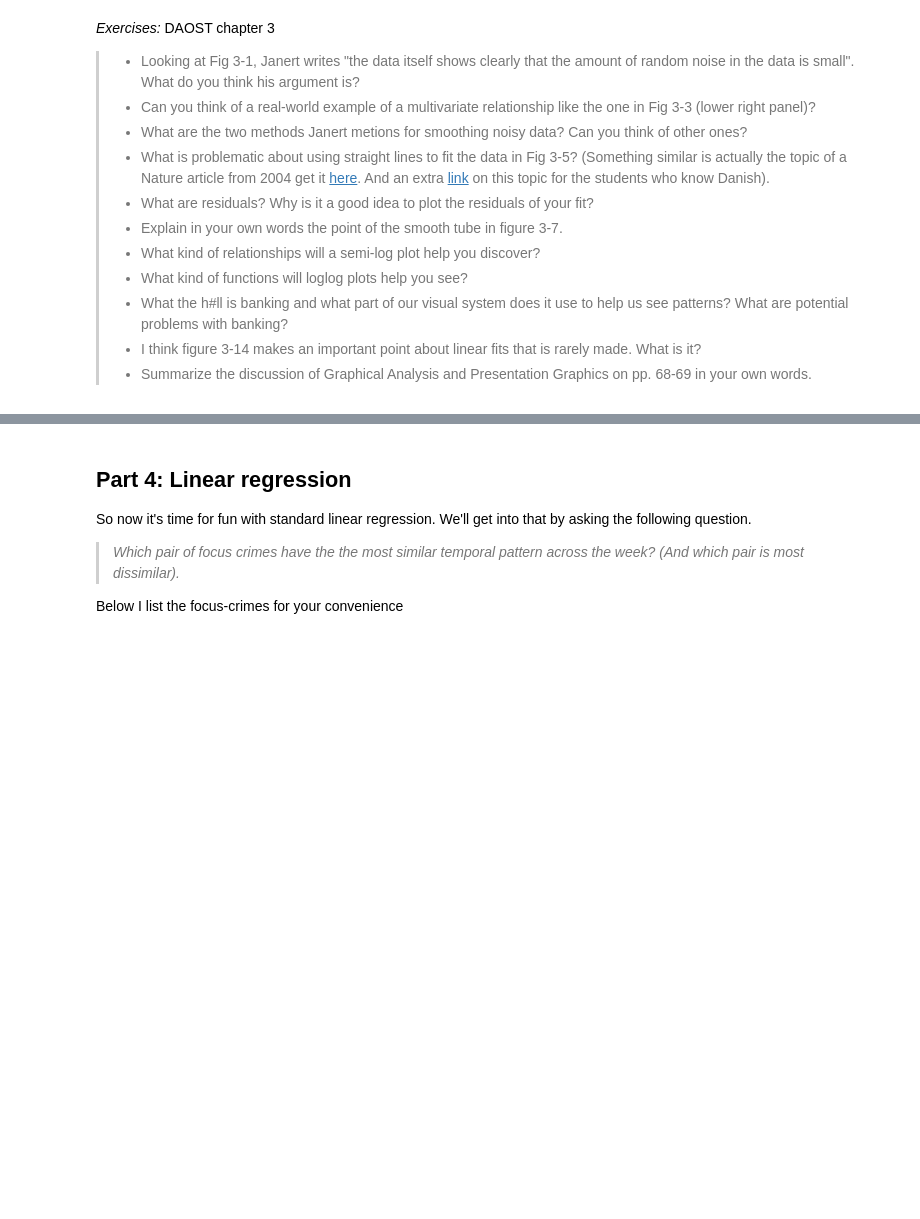
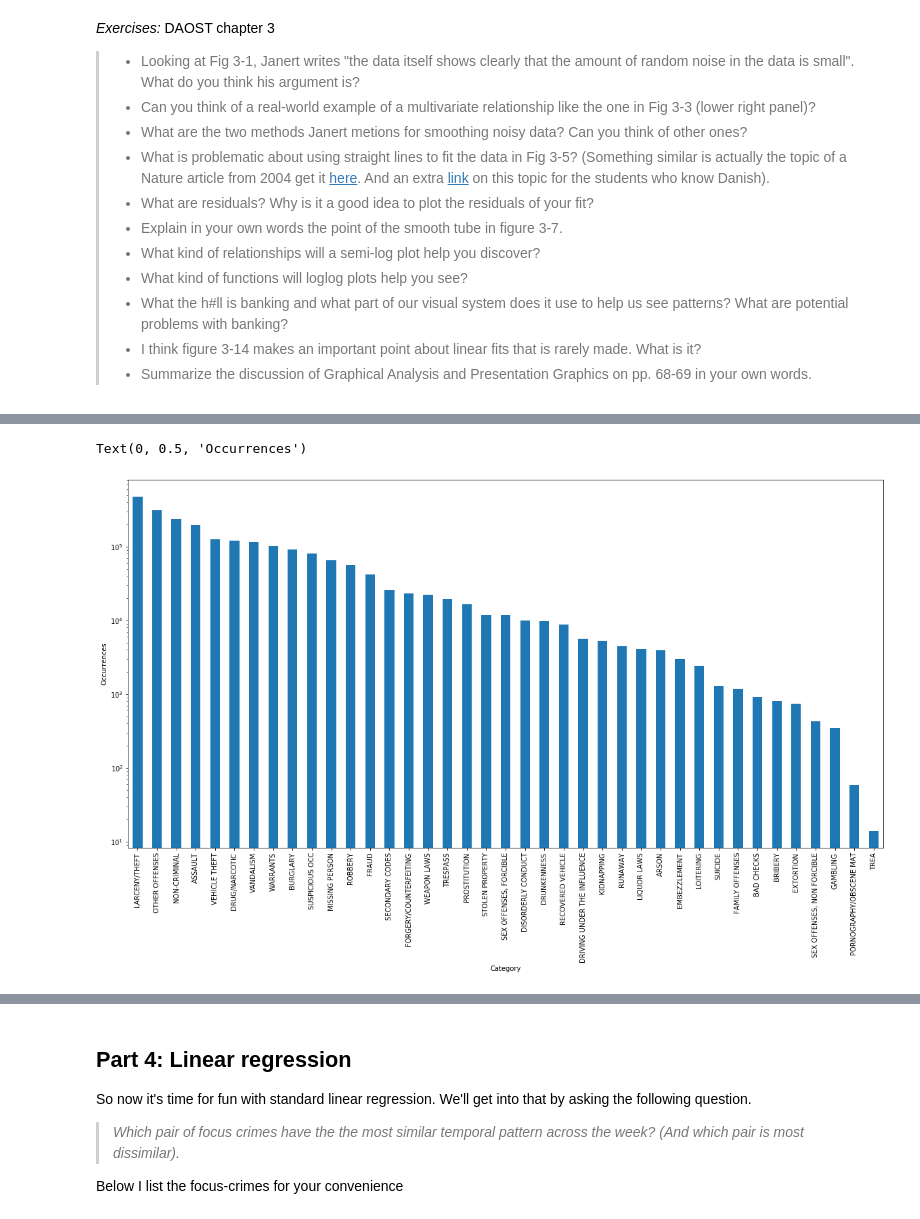
Before and after one commit to IncioMan/socialdata, a Jupyter notebook: Week5/Alex.ipynb, the cells around one changed output, grey strips where cells are left out. Saved outputs shown, nothing was run; the diff lists cells and outputs as text; code cells hidden in the pictures; blank space fills up the shorter version.

```diff
--- a/Week5/Alex.ipynb
+++ b/Week5/Alex.ipynb
@@ -1,3 +6,5 @@
+# %%
+data = pd.read_csv("../../../Police_Department_Incident_Reports__Historical_2003_to_May_2018.csv")
 # %% [markdown]
 # Week 5
 
@@ -61 +110,12 @@ And now a few exercises to reflect on the text:
+# %%
+cat_inc = data.groupby('Category').count()['IncidntNum']
+# %%
+fig = plt.figure()
+ax = fig.add_subplot(111)
+cat_inc.sort_values(ascending=False).plot(ax=ax, kind='bar', figsize=(20,10))
+ax.set_yscale('log')
+ax.set_ylabel("Occurrences")
+# %% [output]
+Text(0, 0.5, 'Occurrences')
+[figure, added]
 # %% [markdown]
```
Also changed, not shown: parts of 18 cells of this notebook.
